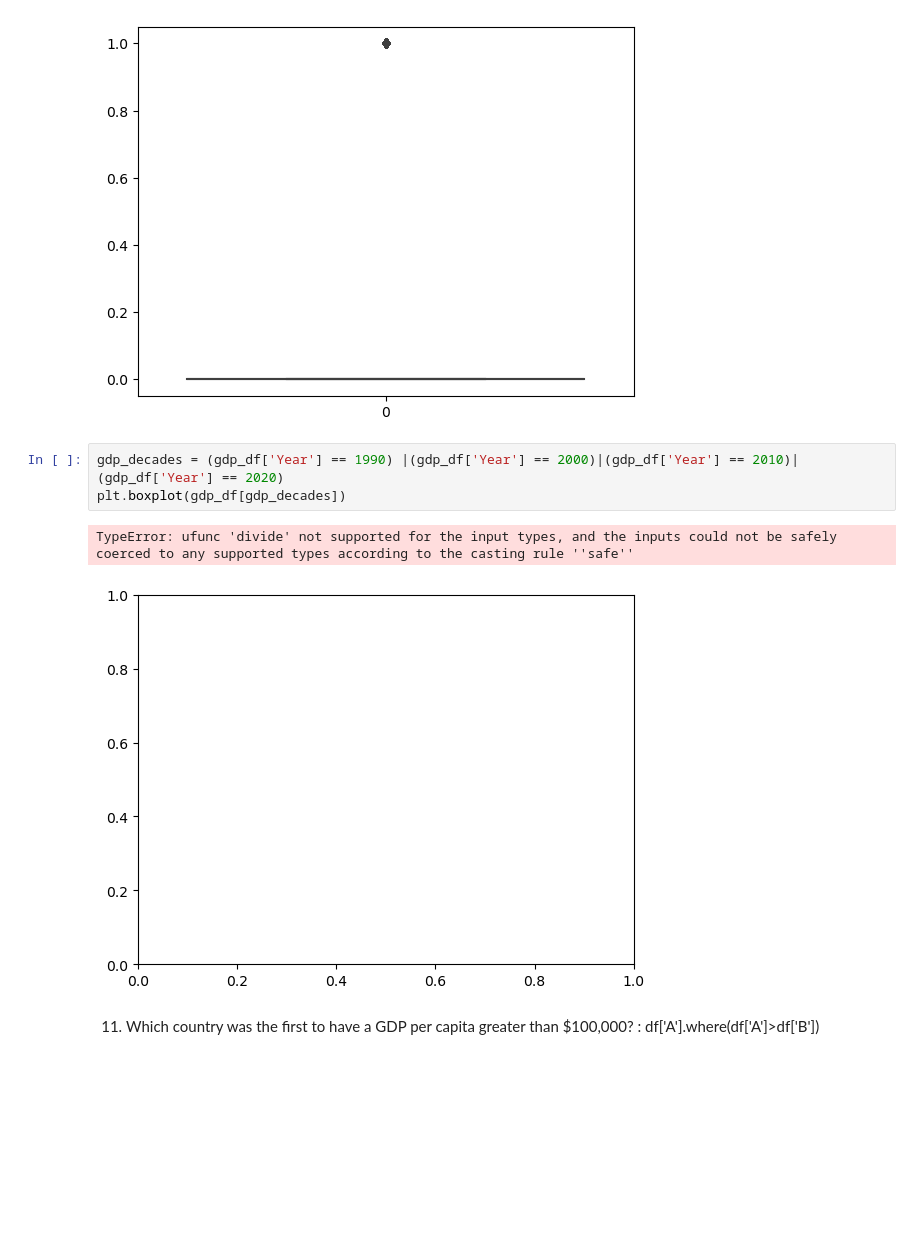
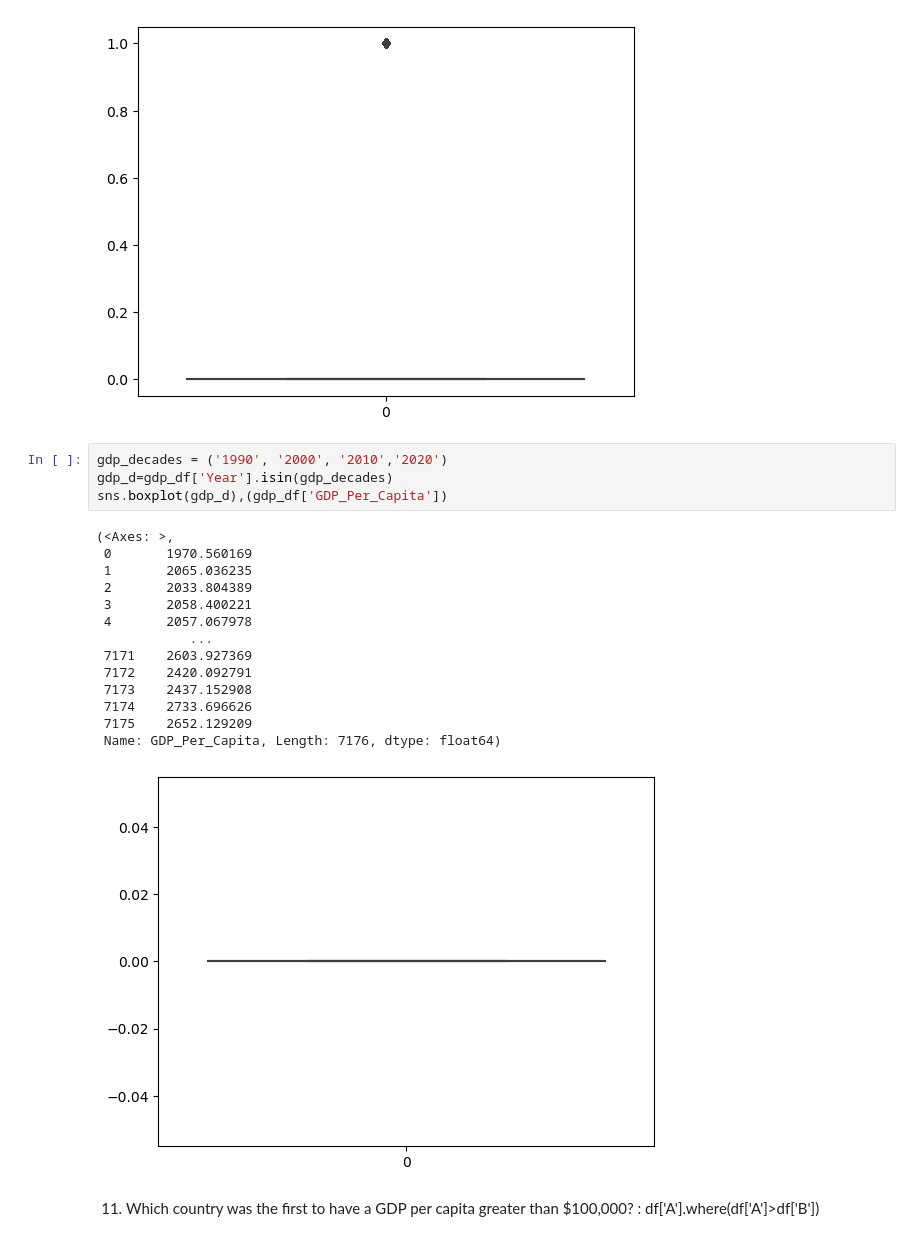
Before and after one commit to NSS-Data-Analytics-Cohort-8/gdp-and-internet-usage-bob10182, a Jupyter notebook: notebooks/un_project.ipynb, the cells around one changed output. Saved outputs shown, nothing was run; the diff lists cells and outputs as text; blank space fills up the shorter version.

```diff
--- a/notebooks/un_project.ipynb
+++ b/notebooks/un_project.ipynb
@@ -158,12 +157,25 @@ sns.boxplot(gdp_decades)
 # %% [output]
 <Axes: >
 [figure]
-# %%
-gdp_decades = (gdp_df['Year'] == 1990) |(gdp_df['Year'] == 2000)|(gdp_df['Year'] == 2010)|(gdp_df['Year'] == 2020)
-plt.boxplot(gdp_df[gdp_decades])
-# %% [output]
-TypeError: ufunc 'divide' not supported for the input types, and the inputs could not be safely coerced to any supported types according to the casting rule ''safe''
-[figure, removed]
+# %%
+gdp_decades = ('1990', '2000', '2010','2020')
+gdp_d=gdp_df['Year'].isin(gdp_decades)
+sns.boxplot(gdp_d),(gdp_df['GDP_Per_Capita'])
+# %% [output]
+(<Axes: >,
+ 0       1970.560169
+ 1       2065.036235
+ 2       2033.804389
+ 3       2058.400221
+ 4       2057.067978
+            ...
+ 7171    2603.927369
+ 7172    2420.092791
+ 7173    2437.152908
+ 7174    2733.696626
+ 7175    2652.129209
+ Name: GDP_Per_Capita, Length: 7176, dtype: float64)
+[figure, added]
 # %% [markdown]
 11. Which country was the first to have a GDP per capita greater than $100,000? : df['A'].where(df['A']>df['B'])
 # %%
```
Also changed, not shown: parts of 6 cells of this notebook.
